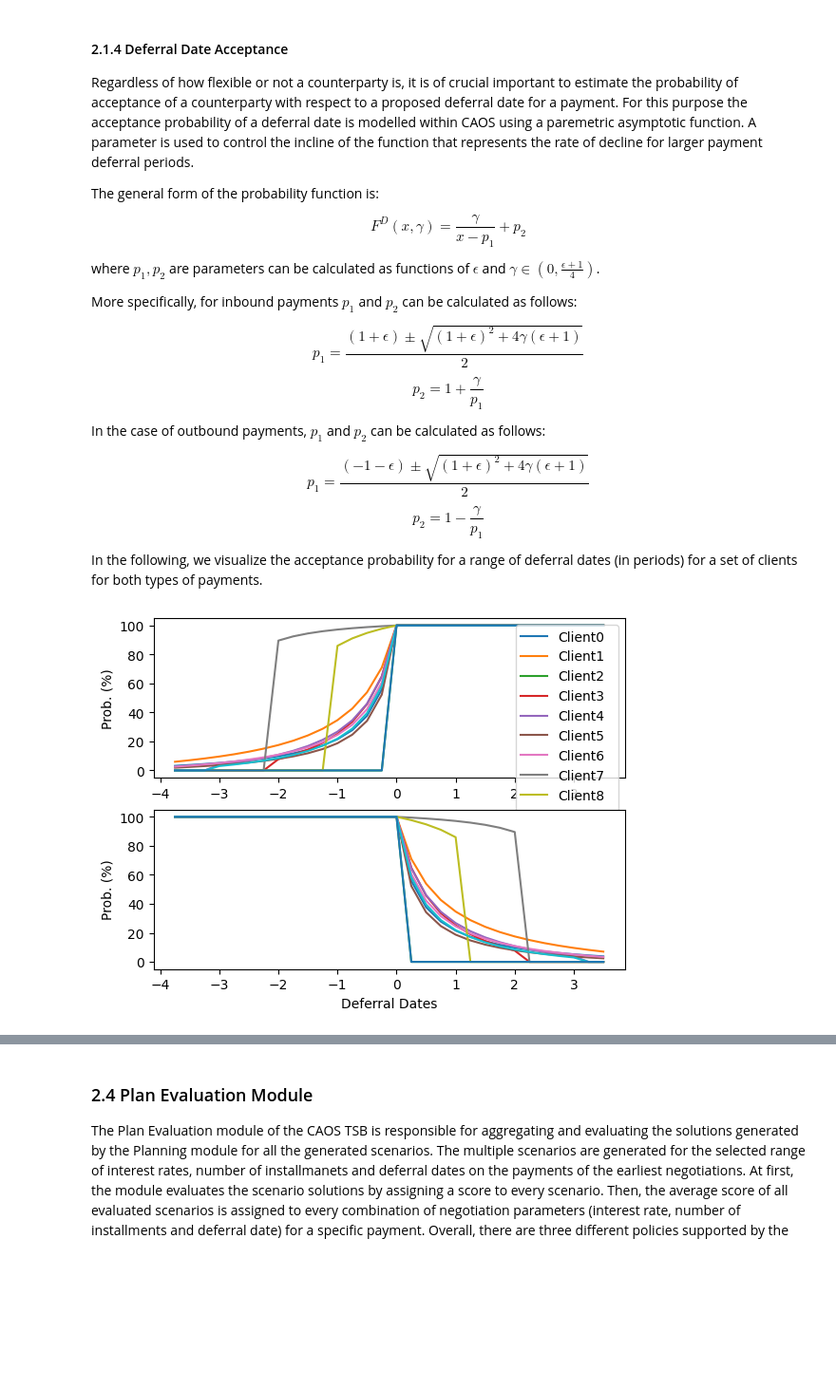
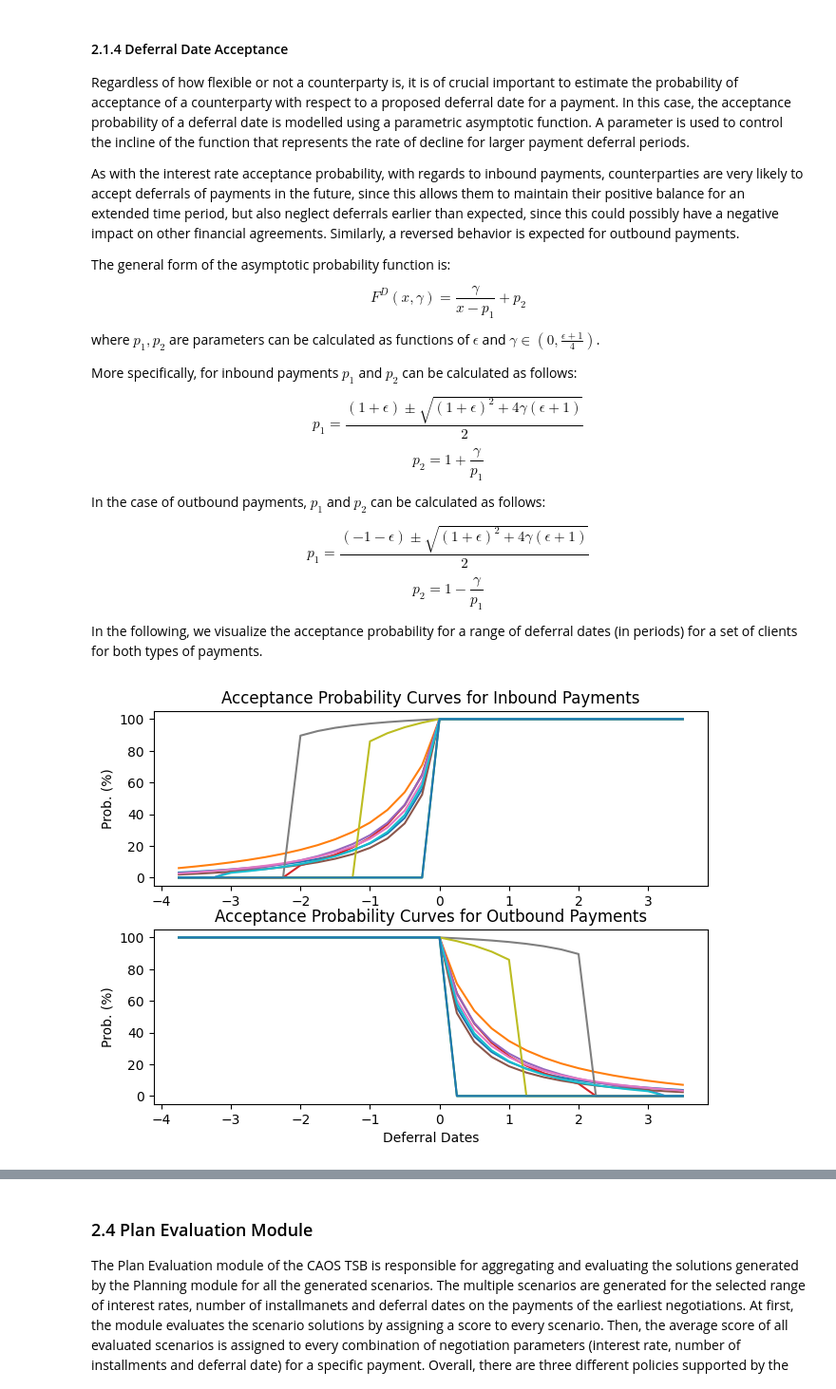
Before and after one commit to aiplan4eu/tsb-caos, a Jupyter notebook: case_study.ipynb, the cells around one changed output, grey strips where cells are left out. Shown at 95% size. Cells and saved outputs as stored; diff of their text form; code cells hidden in the pictures; blank space fills up the shorter version.

```diff
--- a/case_study.ipynb
+++ b/case_study.ipynb
@@ -74,14 +84,15 @@ An important characteristic of a counterparty that should be taken into account
 
 #### 2.1.4 Deferral Date Acceptance
 
-Regardless of how flexible or not a counterparty is, it is of crucial important to estimate the probability of acceptance of a counterparty with respect to a proposed deferral date for a payment. For this purpose the acceptance probability of a deferral date is modelled within CAOS using a paremetric asymptotic function. A parameter is used to control the incline of the function that represents the rate of decline for larger payment deferral periods.
+Regardless of how flexible or not a counterparty is, it is of crucial important to estimate the probability of acceptance of a counterparty with respect to a proposed deferral date for a payment. In this case, the acceptance probability of a deferral date is modelled using a parametric asymptotic function. A parameter is used to control the incline of the function that represents the rate of decline for larger payment deferral periods.
 
-The general form of the probability function is:
+As with the interest rate acceptance probability, with regards to inbound payments, counterparties are very likely to accept deferrals of payments in the future, since this allows them to maintain their positive balance for an extended time period, but also neglect deferrals earlier than expected, since this could possibly have a negative impact on other financial agreements. Similarly, a reversed behavior is expected for outbound payments.
+
+The general form of the asymptotic probability function is:
 
 $$ F^D(x, \gamma) = \frac{\gamma}{x - p_1} + p_2$$
 
 where $p_1, p_2$ are parameters can be calculated as functions of $\epsilon$ and $\gamma \in (0, \frac{\epsilon + 1}{4})$.
-
 
 
 More specifically, for inbound payments $p_1$ and $p_2$ can be calculated as follows:
@@ -99,32 +110,35 @@ In the following, we visualize the acceptance probability for a range of deferra
 # %%
 from interest_rate_prediction import InterestRatePrediction
 import matplotlib.pyplot as plt
 
 
 f, ax = plt.subplots(2,1)
 
 x = [v * 0.25 for v in range(-15, 15)]
 
 #Inbound
 for c in p.clients:
     y = [InterestRatePrediction.FindDeferralProbabilityInbound(c, p) * 100 for p in x]
     ax[0].plot(x, y, label=c.name)
 
 x = [v * 0.25 for v in range(-15, 15)]
 
 #Outbound
 for c in p.clients:
     y = [InterestRatePrediction.FindDeferralProbabilityOutbound(c, p) * 100 for p in x]
     ax[1].plot(x, y, label=c.name)
 
-
+ax[0].set_title("Acceptance Probability Curves for Inbound Payments")
+ax[1].set_title("Acceptance Probability Curves for Outbound Payments")
 ax[1].set_xlabel("Deferral Dates")
 ax[0].set_ylabel("Prob. (%)")
 ax[1].set_ylabel("Prob. (%)")
-ax[0].legend()
+#ax[0].legend()
+
+f.tight_layout(pad=0.025)
 plt.show()
 # %% [output]
-[figure, old version]
+[figure, new version]
 # %% [markdown]
 ### 2.2 Scenario Generation Module
 
```
Also changed, not shown: parts of 5 cells of this notebook, 7 other files.
